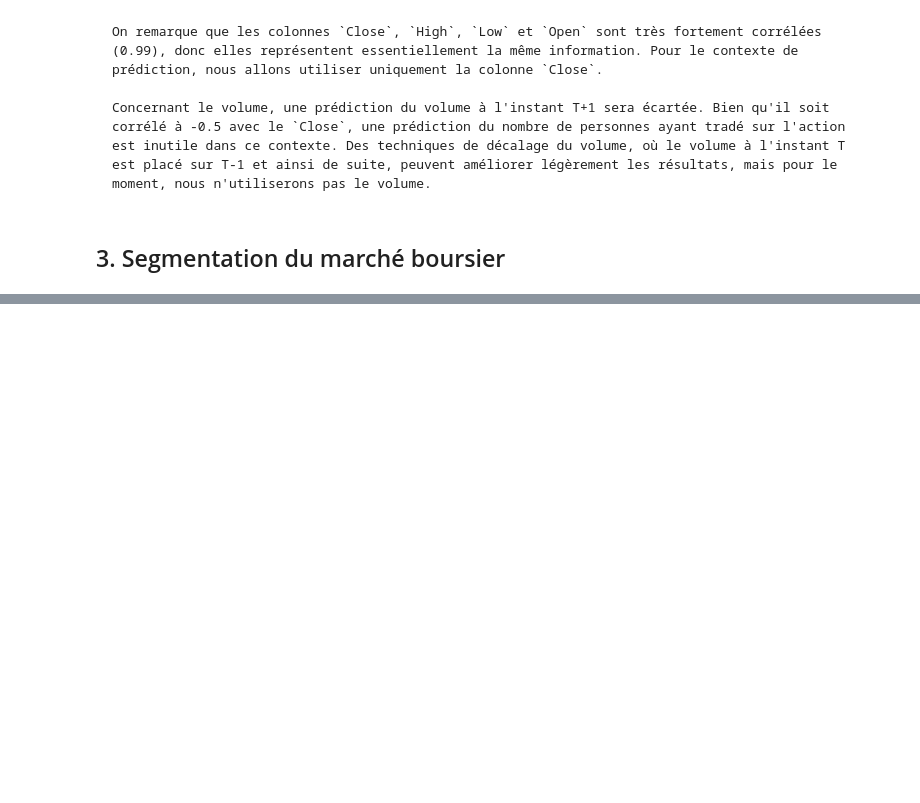
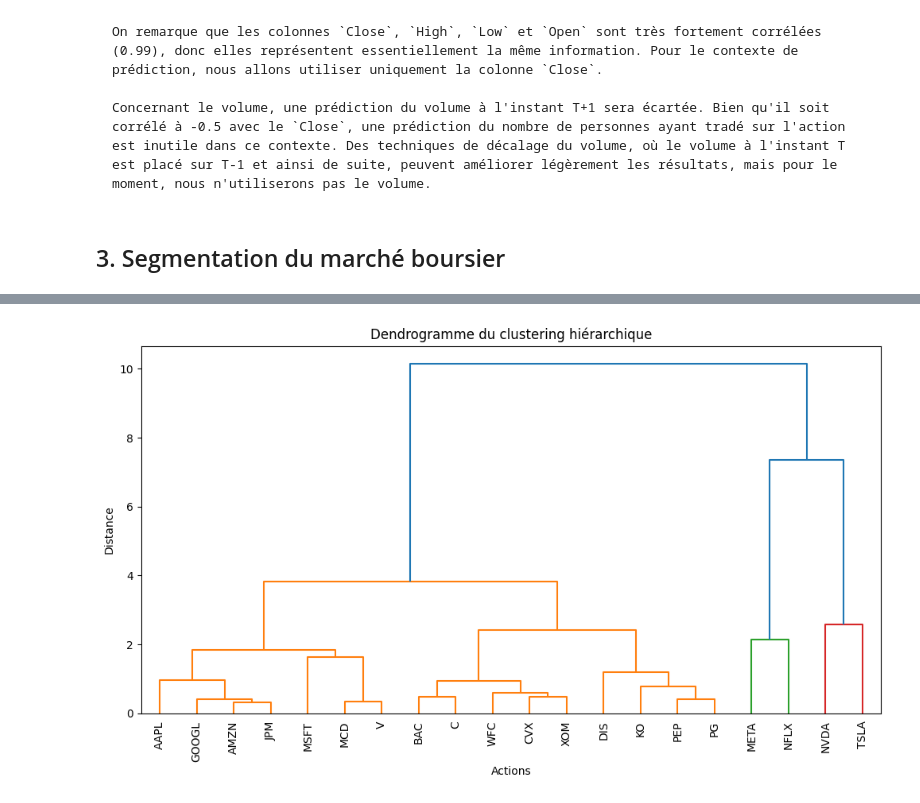
Before and after one commit to Salem-Haouari/Prediction_BNP_Paribas_SA, a Jupyter notebook: projet.ipynb, the cells around one changed output, grey strips where cells are left out. Drawn from its saved outputs; the diff is of its cells as text; code cells hidden in the pictures; blank space fills up the shorter version.

```diff
--- a/projet.ipynb
+++ b/projet.ipynb
@@ -126,0 +171,15 @@ cluster_labels_df = pd.DataFrame(kmeans_labels, index=returns.columns, columns=[
+# %%
+import scipy.cluster.hierarchy as sch
+from scipy.cluster.hierarchy import dendrogram, linkage, fcluster
+import matplotlib.pyplot as plt
+
+linkage_matrix = linkage(features_scaled, method='ward')
+
+plt.figure(figsize=(12, 6))
+dendrogram(linkage_matrix, labels=features.index, leaf_rotation=90, leaf_font_size=10)
+plt.title("Dendrogramme du clustering hiérarchique")
+plt.xlabel("Actions")
+plt.ylabel("Distance")
+plt.show()
+# %% [output]
+[figure, added]
```
Also changed, not shown: parts of 2 cells of this notebook.
